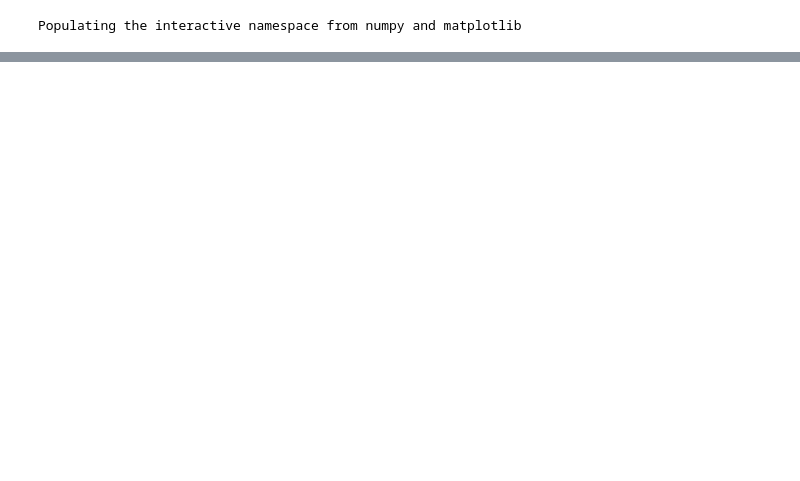
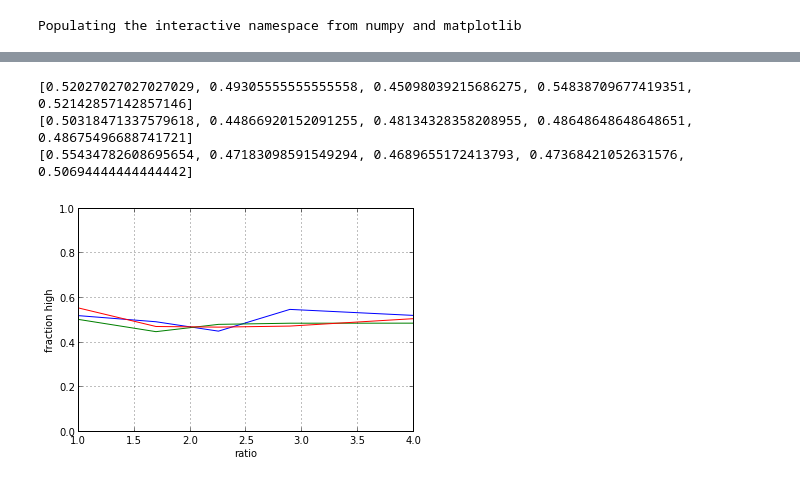
Before and after one commit to vincentadam87/pitch_experiment, a Jupyter notebook: Code/notebooks/Test_data_analysis.ipynb, the cells around one changed output, grey strips where cells are left out. Cells and saved outputs as stored; diff of their text form; code cells hidden in the pictures; blank space fills up the shorter version.

```diff
--- a/Code/notebooks/Test_data_analysis.ipynb
+++ b/Code/notebooks/Test_data_analysis.ipynb
@@ -48,27 +19,0 @@ with open('test.csv', 'r') as f:
-# %%
-index= 13
-col1 =[ row[0] for row in y]
-
-INDEX = [15,16,17,18]
-counts = zeros((4,3),int)
-
-
-# Extract counts for HCT
-i_index = -1
-for index in INDEX:
-    i_index += 1
-    for row in y:
-        if (row[0] == index):
-            if (row[1] == 1):
-                counts[i_index,0] += 1
-            elif (row[1] == -1):
-                counts[i_index,1] += 1
-            else:
-                counts[i_index,2] += 1
-
-# Compute Accuracy for HCT
-accuracy = zeros((4,1),float)
-i_index = -1
-for row in counts:
-    i_index += 1
-    accuracy[i_index] = row[0]/(row[0]+row[1])
@@ -79,0 +163,21 @@ False
+# %%
+Exp = exp_param.exp_param();t = arange(0.0, 2.0, 0.01)
+
+RATIO = Exp.RATIO
+
+
+for row in psy_curve:
+    print(row)
+    plt.plot(RATIO, row)
+plt.ylim(0,1)
+xlabel('ratio')
+ylabel('fraction high')
+grid(True)
+show()
+
+# check bernoulli cramer rao : http://math.arizona.edu/~jwatkins/m-unbiased.pdf
+# %% [output]
+[0.52027027027027029, 0.49305555555555558, 0.45098039215686275, 0.54838709677419351, 0.52142857142857146]
+[0.50318471337579618, 0.44866920152091255, 0.48134328358208955, 0.48648648648648651, 0.48675496688741721]
+[0.55434782608695654, 0.47183098591549294, 0.4689655172413793, 0.47368421052631576, 0.50694444444444442]
+[figure, added]
```
Also changed, not shown: parts of 9 cells of this notebook, 2 other files.
